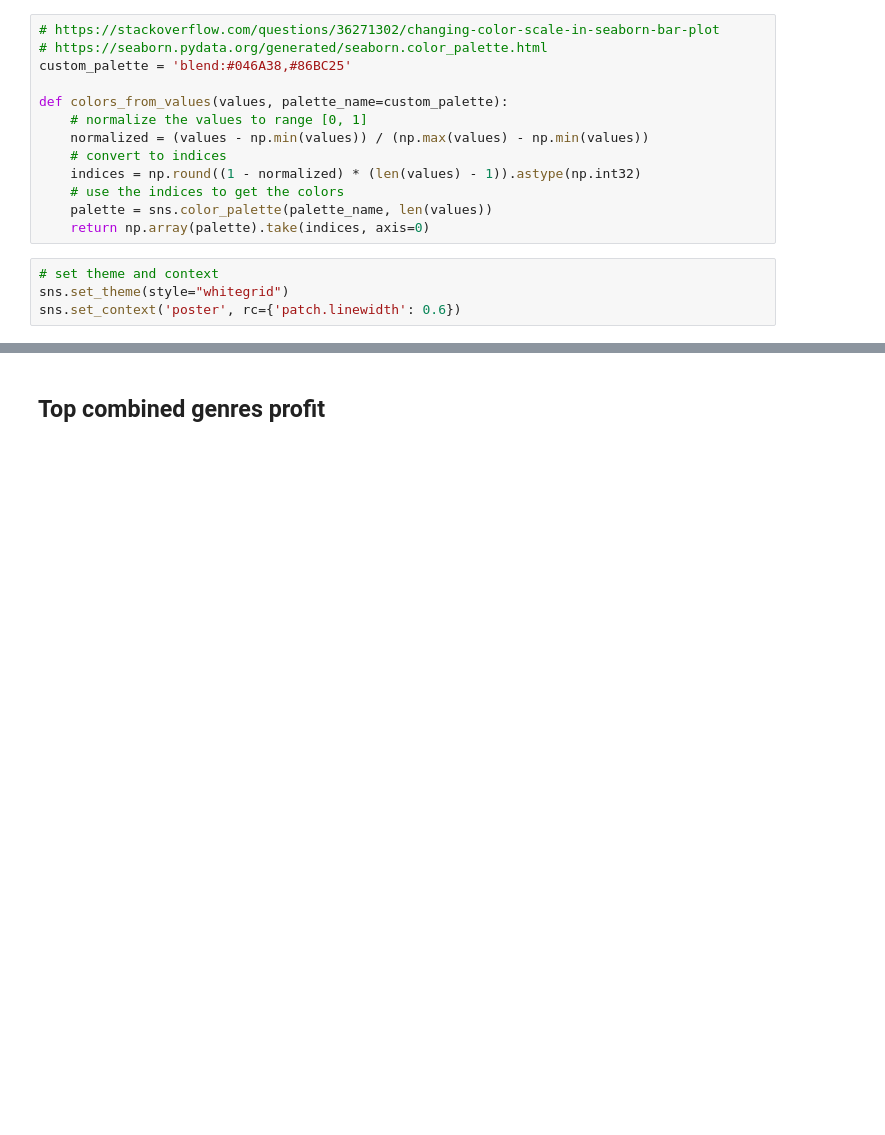
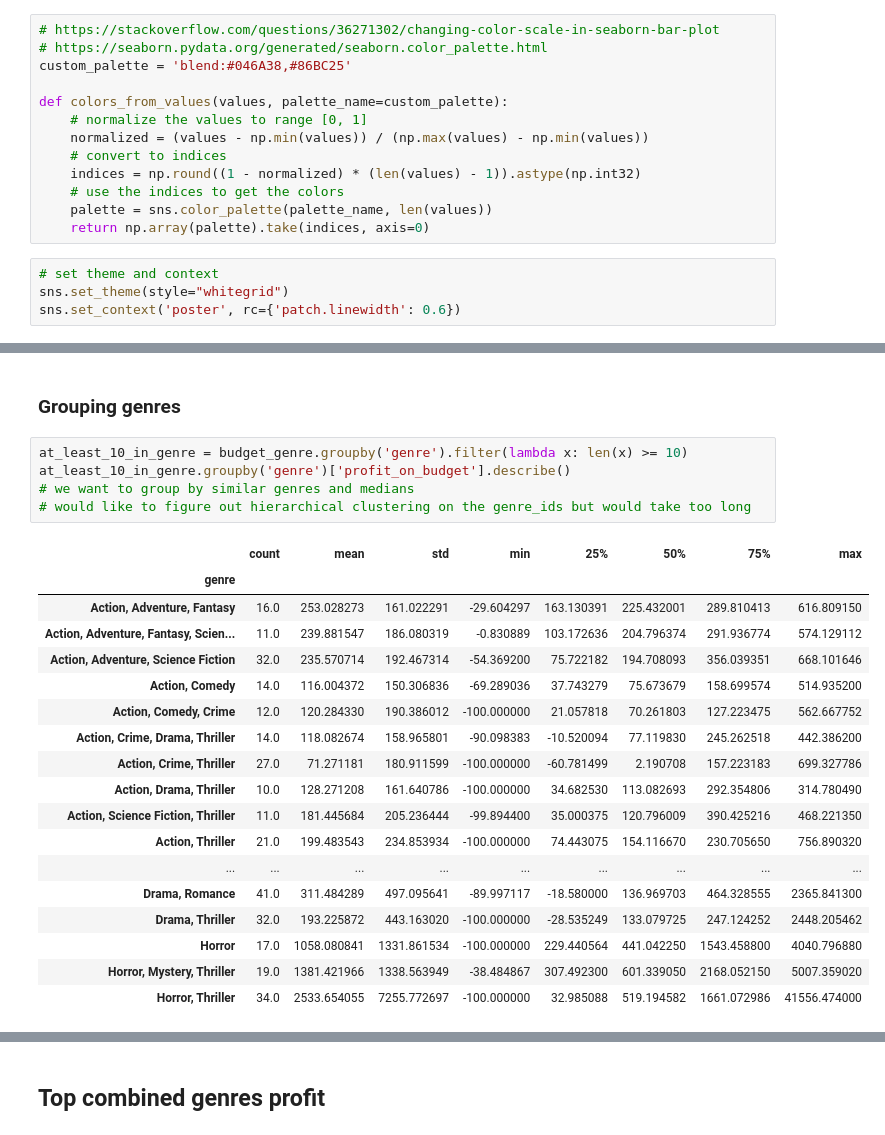
Before and after one commit to bkokin/semester_1_capstone, a Jupyter notebook: Capstone 1.ipynb, the cells around one changed output, grey strips where cells are left out. Saved outputs shown, nothing was run; the diff lists cells and outputs as text; blank space fills up the shorter version.

```diff
--- a/Capstone 1.ipynb
+++ b/Capstone 1.ipynb
@@ -124,0 +126,26 @@ None
+# %% [markdown]
+### Grouping genres
+# %%
+at_least_10_in_genre = budget_genre.groupby('genre').filter(lambda x: len(x) >= 10)
+at_least_10_in_genre.groupby('genre')['profit_on_budget'].describe()
+# we want to group by similar genres and medians
+# would like to figure out hierarchical clustering on the genre_ids but would take too long
+# %% [output]
+|  | count | mean | std | min | 25% | 50% | 75% | max |
+| genre |  |  |  |  |  |  |  |  |
+| Action, Adventure, Fantasy | 16.0 | 253.028273 | 161.022291 | -29.604297 | 163.130391 | 225.432001 | 289.810413 | 616.809150 |
+| Action, Adventure, Fantasy, Scien... | 11.0 | 239.881547 | 186.080319 | -0.830889 | 103.172636 | 204.796374 | 291.936774 | 574.129112 |
+| Action, Adventure, Science Fiction | 32.0 | 235.570714 | 192.467314 | -54.369200 | 75.722182 | 194.708093 | 356.039351 | 668.101646 |
+| Action, Comedy | 14.0 | 116.004372 | 150.306836 | -69.289036 | 37.743279 | 75.673679 | 158.699574 | 514.935200 |
+| Action, Comedy, Crime | 12.0 | 120.284330 | 190.386012 | -100.000000 | 21.057818 | 70.261803 | 127.223475 | 562.667752 |
+| Action, Crime, Drama, Thriller | 14.0 | 118.082674 | 158.965801 | -90.098383 | -10.520094 | 77.119830 | 245.262518 | 442.386200 |
+| Action, Crime, Thriller | 27.0 | 71.271181 | 180.911599 | -100.000000 | -60.781499 | 2.190708 | 157.223183 | 699.327786 |
+| Action, Drama, Thriller | 10.0 | 128.271208 | 161.640786 | -100.000000 | 34.682530 | 113.082693 | 292.354806 | 314.780490 |
+| Action, Science Fiction, Thriller | 11.0 | 181.445684 | 205.236444 | -99.894400 | 35.000375 | 120.796009 | 390.425216 | 468.221350 |
+| Action, Thriller | 21.0 | 199.483543 | 234.853934 | -100.000000 | 74.443075 | 154.116670 | 230.705650 | 756.890320 |
+| ... | ... | ... | ... | ... | ... | ... | ... | ... |
+| Drama, Romance | 41.0 | 311.484289 | 497.095641 | -89.997117 | -18.580000 | 136.969703 | 464.328555 | 2365.841300 |
+| Drama, Thriller | 32.0 | 193.225872 | 443.163020 | -100.000000 | -28.535249 | 133.079725 | 247.124252 | 2448.205462 |
+| Horror | 17.0 | 1058.080841 | 1331.861534 | -100.000000 | 229.440564 | 441.042250 | 1543.458800 | 4040.796880 |
+| Horror, Mystery, Thriller | 19.0 | 1381.421966 | 1338.563949 | -38.484867 | 307.492300 | 601.339050 | 2168.052150 | 5007.359020 |
+| Horror, Thriller | 34.0 | 2533.654055 | 7255.772697 | -100.000000 | 32.985088 | 519.194582 | 1661.072986 | 41556.474000 |
```
Also changed, not shown: parts of 7 cells of this notebook, 5 other files.
